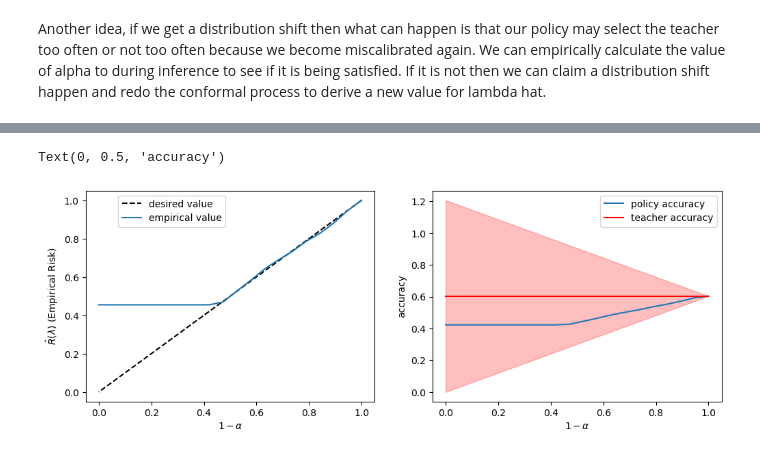
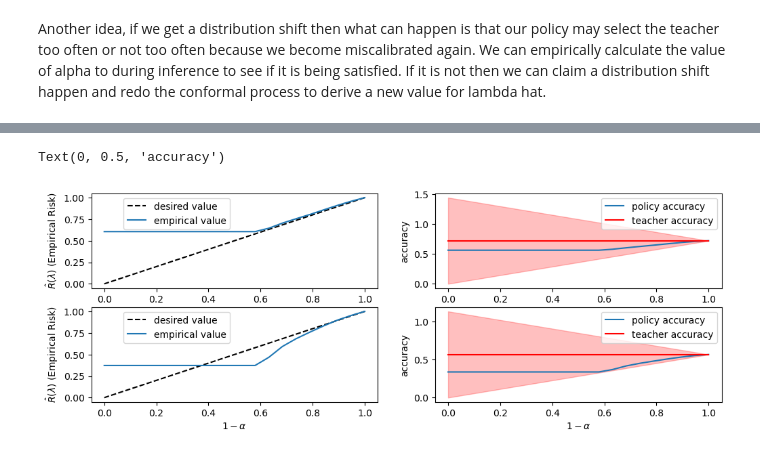
Before and after one commit to Geffen-Cooper/conformal, a Jupyter notebook: tutorial.ipynb, the cells around one changed output, grey strips where cells are left out. Drawn from its saved outputs; the diff is of its cells as text; code cells hidden in the pictures.

```diff
--- a/tutorial.ipynb
+++ b/tutorial.ipynb
@@ -174,7 +177,15 @@ student_val_scores = student_confs[val_idxs]
 student_val_preds = student_decs[val_idxs]
 teacher_val_preds = teacher_decs[val_idxs]
 
-gt_vals = corr_labels[0][val_idxs]
+student_cal_scores_ = student_confs_[cal_idxs]
+student_cal_preds_ = student_decs_[cal_idxs]
+teacher_cal_preds_ = teacher_decs_[cal_idxs]
+
+student_val_scores_ = student_confs_[val_idxs]
+student_val_preds_ = student_decs_[val_idxs]
+teacher_val_preds_ = teacher_decs_[val_idxs]
+
+gt_vals = corr_labels[5][val_idxs]
 # %%
 l = 0
 (((student_cal_scores >= l)*student_cal_preds + (student_cal_scores < l)*teacher_cal_preds) != teacher_cal_preds).float().mean()
@@ -197,6 +208,9 @@ lambdas = np.zeros(len(alphas))
 st_match = np.zeros(len(alphas))
 p_acc = np.zeros(len(alphas))
 t_acc = np.zeros(len(alphas))
+st_match_ = np.zeros(len(alphas))
+p_acc_ = np.zeros(len(alphas))
+t_acc_ = np.zeros(len(alphas))
 for i,alpha in enumerate(alphas):
     # zero-one loss
     def zo_loss(p_pred_set,t_pred_set):
@@ -214,27 +228,47 @@ for i,alpha in enumerate(alphas):
     else:
         lamhat = brentq(lamhat_threshold, 0, 1)
     p_set = (student_val_scores >= lamhat)*student_val_preds + (student_val_scores < lamhat)*teacher_val_preds
+    p_set_ = (student_val_scores_ >= lamhat)*student_val_preds_ + (student_val_scores_ < lamhat)*teacher_val_preds_
     lambdas[i] = lamhat
     st_match[i] = (p_set == teacher_val_preds).float().mean()
     p_acc[i] = (p_set == gt_vals).float().mean()
     t_acc[i] = (teacher_val_preds == gt_vals).float().mean()
+
+    st_match_[i] = (p_set_ == teacher_val_preds_).float().mean()
+    p_acc_[i] = (p_set_ == gt_vals).float().mean()
+    t_acc_[i] = (teacher_val_preds_ == gt_vals).float().mean()
     # print(f"The empirical ZOL is: {zo_loss(p_set, teacher_val_preds)} and the threshold value is: {lamhat}")
 # %%
-fig,ax = plt.subplots(1,2,figsize=(12,4))
-ax[0].plot(1-alphas,1-alphas,linestyle="--",c='k',label="desired value")
-ax[0].plot(1-alphas,st_match,label="empirical value")
-ax[0].legend(bbox_to_anchor=(0.5,1))
-ax[0].set_xlabel(r'$1-\alpha$')
-ax[0].set_ylabel(r'$\hat{R}(\lambda)$ (Empirical Risk)')
+fig,ax = plt.subplots(2,2,figsize=(12,4))
+ax[0,0].plot(1-alphas,1-alphas,linestyle="--",c='k',label="desired value")
+ax[0,0].plot(1-alphas,st_match,label="empirical value")
+ax[0,0].legend(bbox_to_anchor=(0.5,1))
+ax[0,0].set_xlabel(r'$1-\alpha$')
+ax[0,0].set_ylabel(r'$\hat{R}(\lambda)$ (Empirical Risk)')
 
 y_err_m = t_acc - (alphas)*t_acc
 y_err_p = t_acc + (alphas)*t_acc
-ax[1].plot(1-alphas,p_acc,label="policy accuracy")
-ax[1].plot(1-alphas,t_acc,label="teacher accuracy",c='r')
-ax[1].fill_between(1-alphas,y_err_m,y_err_p,color='r',alpha=0.25)
-ax[1].legend(bbox_to_anchor=(1,1))
-ax[1].set_xlabel(r'$1-\alpha$')
-ax[1].set_ylabel("accuracy")
+ax[0,1].plot(1-alphas,p_acc,label="policy accuracy")
+ax[0,1].plot(1-alphas,t_acc,label="teacher accuracy",c='r')
+ax[0,1].fill_between(1-alphas,y_err_m,y_err_p,color='r',alpha=0.25)
+ax[0,1].legend(bbox_to_anchor=(1,1))
+ax[0,1].set_xlabel(r'$1-\alpha$')
+ax[0,1].set_ylabel("accuracy")
+
+ax[1,0].plot(1-alphas,1-alphas,linestyle="--",c='k',label="desired value")
+ax[1,0].plot(1-alphas,st_match_,label="empirical value")
+ax[1,0].legend(bbox_to_anchor=(0.5,1))
+ax[1,0].set_xlabel(r'$1-\alpha$')
+ax[1,0].set_ylabel(r'$\hat{R}(\lambda)$ (Empirical Risk)')
+
+y_err_m = t_acc_ - (alphas)*t_acc_
+y_err_p = t_acc_ + (alphas)*t_acc_
+ax[1,1].plot(1-alphas,p_acc_,label="policy accuracy")
+ax[1,1].plot(1-alphas,t_acc_,label="teacher accuracy",c='r')
+ax[1,1].fill_between(1-alphas,y_err_m,y_err_p,color='r',alpha=0.25)
+ax[1,1].legend(bbox_to_anchor=(1,1))
+ax[1,1].set_xlabel(r'$1-\alpha$')
+ax[1,1].set_ylabel("accuracy")
 # %% [output]
 Text(0, 0.5, 'accuracy')
-[figure, old version]
+[figure, new version]
```
Also changed, not shown: parts of 3 cells of this notebook.
